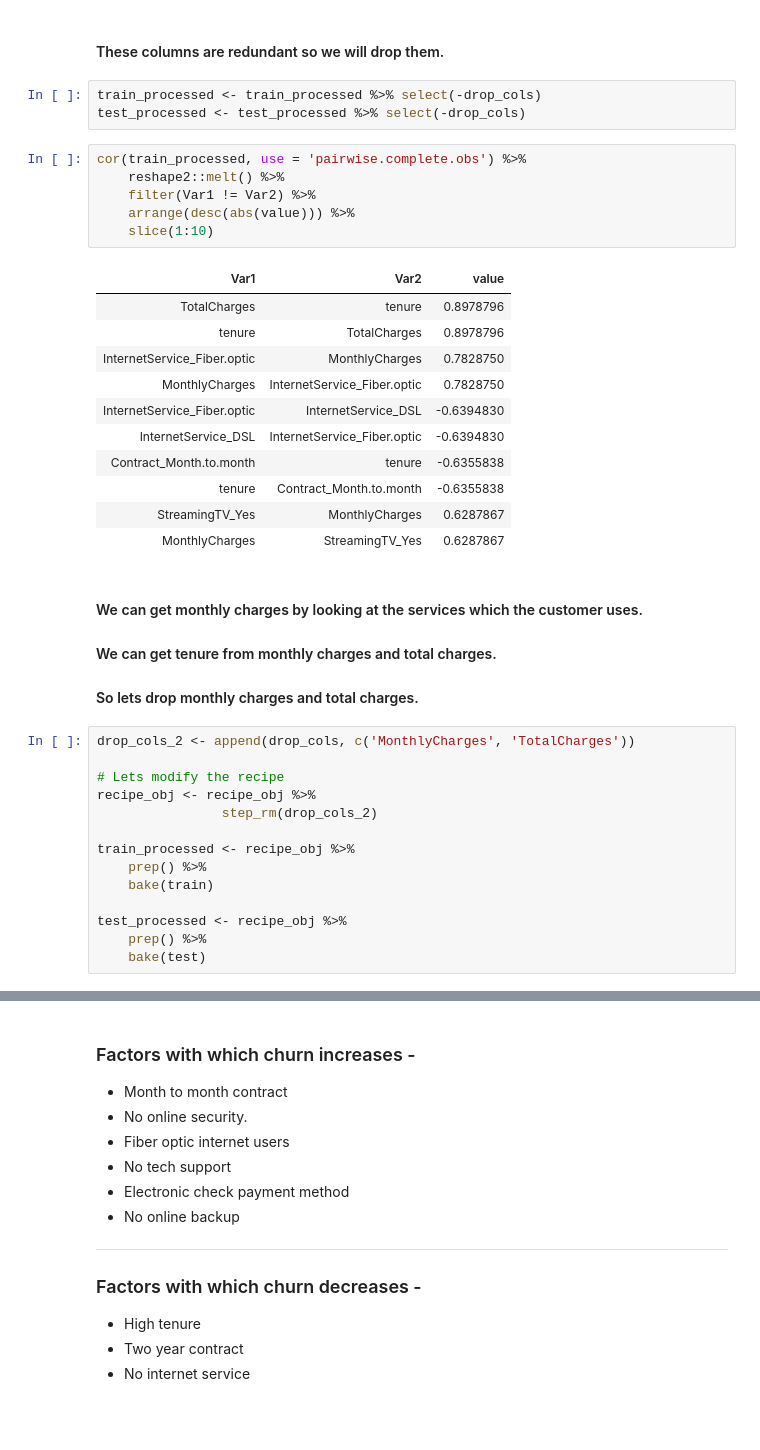
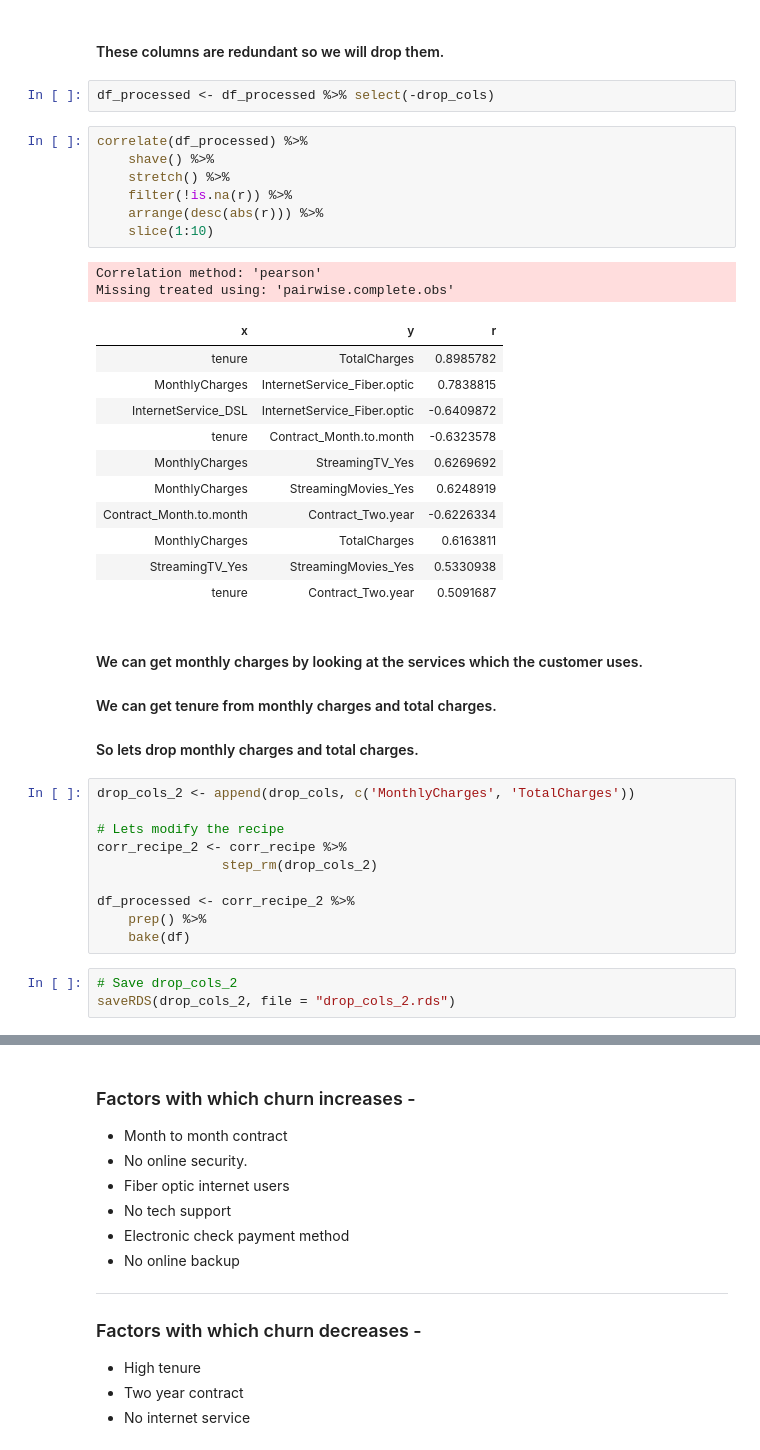
Before and after one commit to Arun-Vasist/customer-churn, a Jupyter notebook: telco_churn_EDA.ipynb, the cells around one changed output, grey strips where cells are left out. Drawn from its saved outputs; the diff is of its cells as text; blank space fills up the shorter version.

```diff
--- a/arun_telco_churn.ipynb
+++ b/telco_churn_EDA.ipynb
@@ -223,27 +218,29 @@ drop_cols
 [22] "PaymentMethod_Mailed.check"
 # %% [markdown]
 #### These columns are redundant so we will drop them.
-# %%
-train_processed <- train_processed %>% select(-drop_cols)
-test_processed <- test_processed %>% select(-drop_cols)
-# %%
-cor(train_processed, use = 'pairwise.complete.obs') %>%
-    reshape2::melt() %>%
-    filter(Var1 != Var2) %>%
-    arrange(desc(abs(value))) %>%
-    slice(1:10)
-# %% [output]
-| Var1 | Var2 | value |
-| TotalCharges | tenure | 0.8978796 |
-| tenure | TotalCharges | 0.8978796 |
-| InternetService_Fiber.optic | MonthlyCharges | 0.7828750 |
-| MonthlyCharges | InternetService_Fiber.optic | 0.7828750 |
-| InternetService_Fiber.optic | InternetService_DSL | -0.6394830 |
-| InternetService_DSL | InternetService_Fiber.optic | -0.6394830 |
-| Contract_Month.to.month | tenure | -0.6355838 |
-| tenure | Contract_Month.to.month | -0.6355838 |
-| StreamingTV_Yes | MonthlyCharges | 0.6287867 |
-| MonthlyCharges | StreamingTV_Yes | 0.6287867 |
+# %%
+df_processed <- df_processed %>% select(-drop_cols)
+# %%
+correlate(df_processed) %>%
+    shave() %>%
+    stretch() %>%
+    filter(!is.na(r)) %>%
+    arrange(desc(abs(r))) %>%
+    slice(1:10)
+# %% [output]
+Correlation method: 'pearson'
+Missing treated using: 'pairwise.complete.obs'
+| x | y | r |
+| tenure | TotalCharges | 0.8985782 |
+| MonthlyCharges | InternetService_Fiber.optic | 0.7838815 |
+| InternetService_DSL | InternetService_Fiber.optic | -0.6409872 |
+| tenure | Contract_Month.to.month | -0.6323578 |
+| MonthlyCharges | StreamingTV_Yes | 0.6269692 |
+| MonthlyCharges | StreamingMovies_Yes | 0.6248919 |
+| Contract_Month.to.month | Contract_Two.year | -0.6226334 |
+| MonthlyCharges | TotalCharges | 0.6163811 |
+| StreamingTV_Yes | StreamingMovies_Yes | 0.5330938 |
+| tenure | Contract_Two.year | 0.5091687 |
 # %% [markdown]
 #### We can get monthly charges by looking at the services which the customer uses.
 #### We can get tenure from monthly charges and total charges.
@@ -252,14 +249,13 @@ cor(train_processed, use = 'pairwise.complete.obs') %>%
 drop_cols_2 <- append(drop_cols, c('MonthlyCharges', 'TotalCharges'))
 
 # Lets modify the recipe
-recipe_obj <- recipe_obj %>%
+corr_recipe_2 <- corr_recipe %>%
                 step_rm(drop_cols_2)
 
-train_processed <- recipe_obj %>%
+df_processed <- corr_recipe_2 %>%
     prep() %>%
-    bake(train)
-
-test_processed <- recipe_obj %>%
-    prep() %>%
-    bake(test)
+    bake(df)
+# %%
+# Save drop_cols_2
+saveRDS(drop_cols_2, file = "drop_cols_2.rds")
 # %%
```
Also changed, not shown: parts of 36 cells of this notebook, 3 other files.
